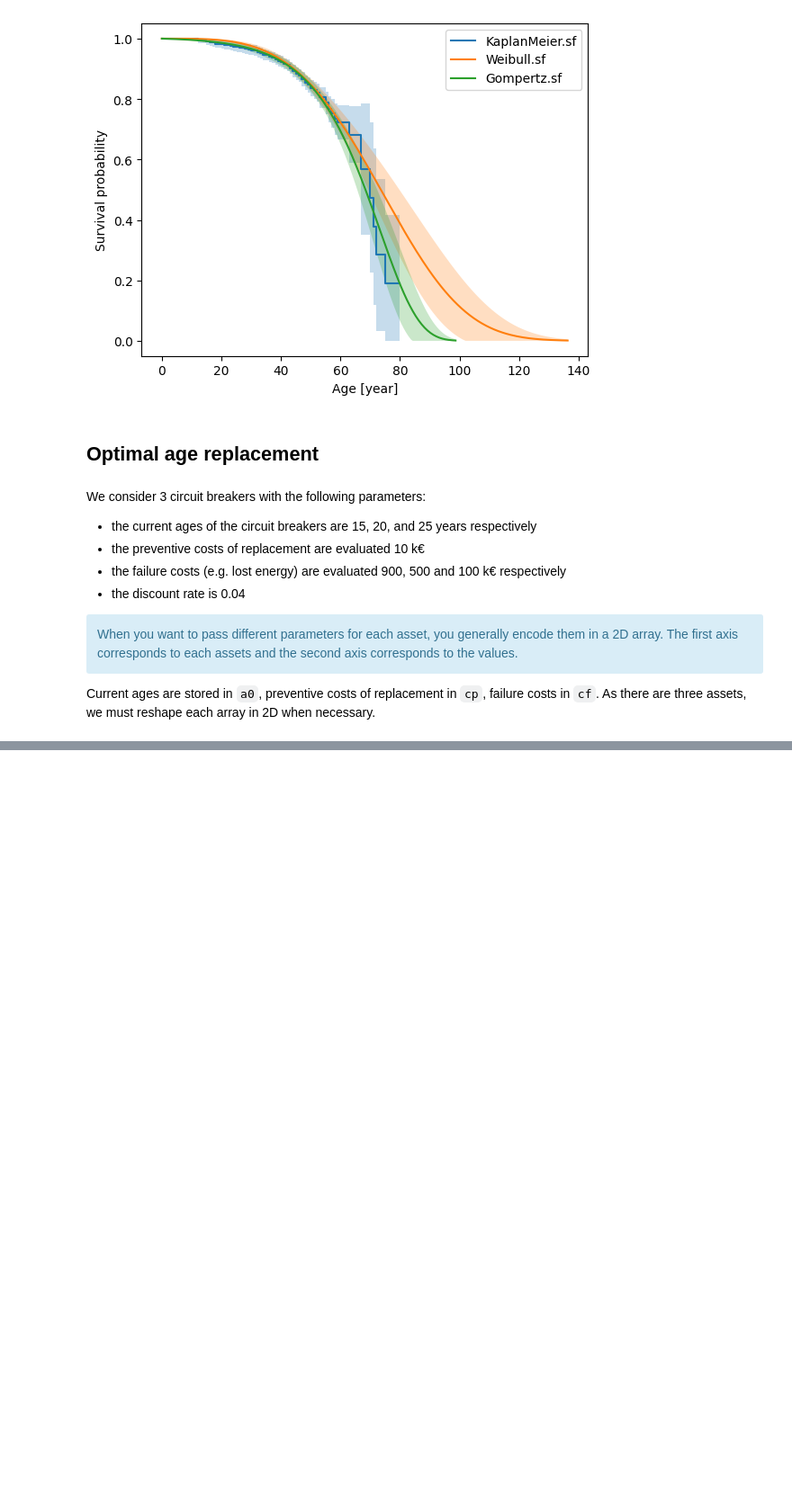
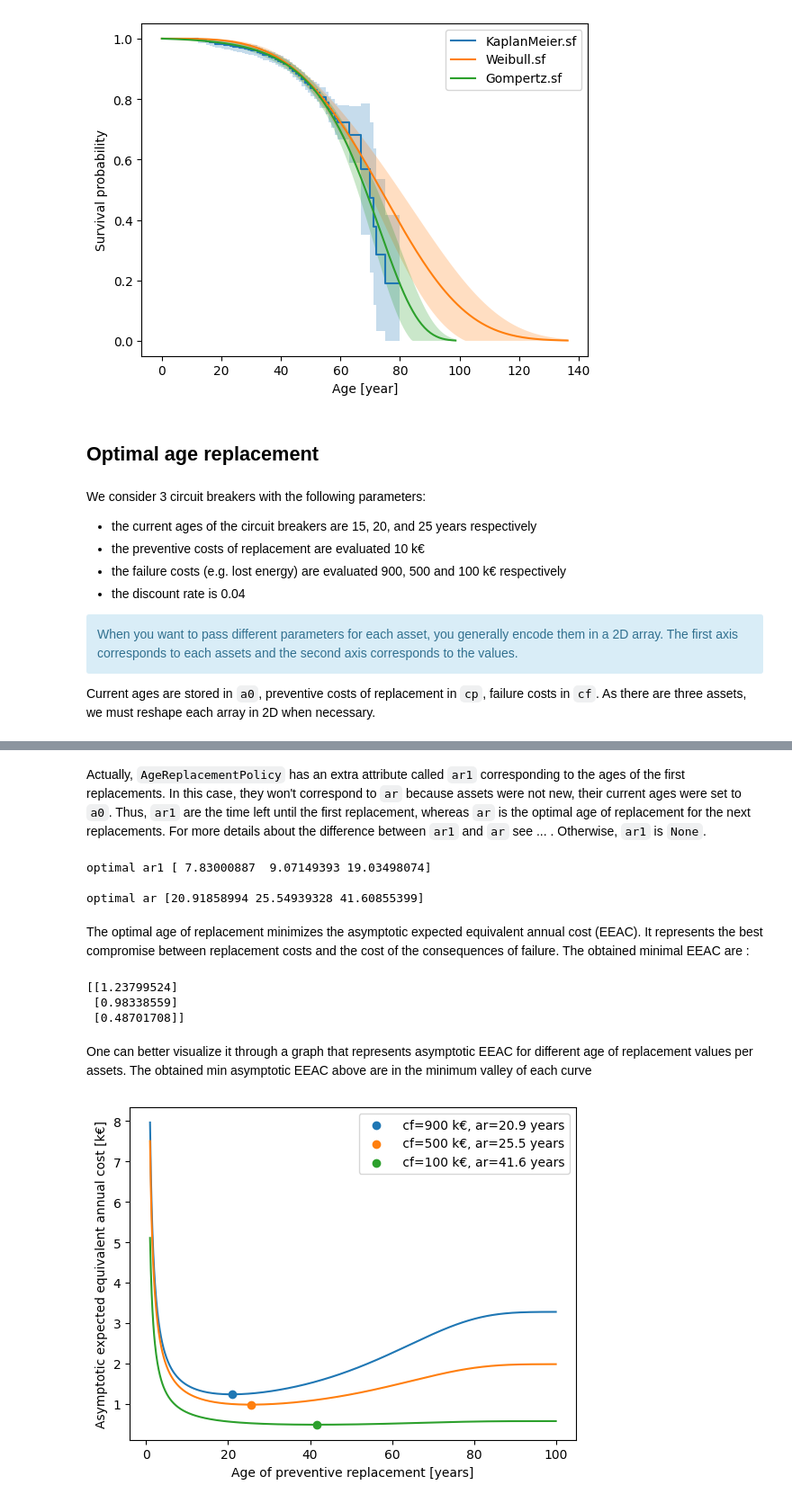
Before and after one commit to 21ch216/relife_doc_sandbox, a Jupyter notebook: docs/source/get_started.ipynb, the cells around one changed output, grey strips where cells are left out. Shown at 90% size. Saved outputs shown, nothing was run; the diff lists cells and outputs as text; code cells hidden in the pictures; blank space fills up the shorter version.

```diff
--- a/docs/source/get_started.ipynb
+++ b/docs/source/get_started.ipynb
@@ -92,3 +88,12 @@ When you want to pass different parameters for each asset, you generally encode
 </div>
 
 Current ages are stored in ``a0``, preventive costs of replacement in ``cp``, failure costs in ``cf``. As there are three assets, we must reshape each array in 2D when necessary.
+# %%
+import numpy as np
+
+cp = 10  # BE CAREFULL ARRAY MUST HAVE THE SAME SHAPE
+# shape is (3, 1) meaning 3 assets and 1 parameter value per asset
+a0 = np.array([15, 20, 25]).reshape(-1, 1)
+cf = np.array([900, 500, 100]).reshape(-1, 1)
+
+discount_rate = 0.04
@@ -94,0 +102,4 @@ Current ages are stored in ``a0``, preventive costs of replacement in ``cp``, fa
+# %%
+from relife2 import AgeReplacementPolicy
+
+policy = AgeReplacementPolicy(gompertz, cf, cp, discount_rate=discount_rate, a0=a0)
@@ -94,0 +112,44 @@ Current ages are stored in ``a0``, preventive costs of replacement in ``cp``, fa
+# %% [markdown]
+Actually, ``AgeReplacementPolicy`` has an extra attribute called ``ar1`` corresponding to the ages of the first replacements. In this case, they won't correspond to ``ar`` because assets were not new, their current ages were set to ``a0``. Thus, `ar1` are the time left until the first replacement, whereas `ar` is the optimal age of replacement for the next replacements. For more details about the difference between ``ar1`` and ``ar`` see ... . Otherwise, ``ar1`` is ``None``.
+# %%
+policy.fit(inplace=True)
+ar1 = policy.ar1
+ar = policy.ar
+
+print("optimal ar1", ar1.squeeze())
+print("\noptimal ar", ar.squeeze())
+# %% [output]
+optimal ar1 [ 7.83000887  9.07149393 19.03498074]
+
+optimal ar [20.91858994 25.54939328 41.60855399]
+# %% [markdown]
+The optimal age of replacement minimizes the asymptotic expected equivalent annual cost (EEAC). It represents the best compromise between replacement costs and the cost of the consequences of failure. The obtained minimal EEAC are :
+# %%
+min_asymptotic_EEAC = policy.asymptotic_expected_equivalent_annual_cost()
+print(min_asymptotic_EEAC)
+# %% [output]
+[[1.23799524]
+ [0.98338559]
+ [0.48701708]]
+# %% [markdown]
+One can better visualize it through a graph that represents asymptotic EEAC for different age of replacement values per assets. The obtained min asymptotic EEAC above are in the minimum valley of each curve
+# %%
+range_ar = np.arange(1, 100, 0.1)
+range_asymptotic_EEAC = AgeReplacementPolicy(
+    gompertz, cf, cp, discount_rate=discount_rate, a0=a0, ar=range_ar, ar1=ar1
+).asymptotic_expected_equivalent_annual_cost()
+
+for asset_i in range(ar.shape[0]):
+    plt.plot(range_ar, range_asymptotic_EEAC[asset_i])
+    plt.scatter(
+        ar[asset_i],
+        min_asymptotic_EEAC[asset_i],
+        c=f"C{asset_i}",
+        label=f" cf={cf[asset_i,0]} k€, ar={ar[asset_i][0]:0.1f} years",
+    )
+plt.xlabel("Age of preventive replacement [years]")
+plt.ylabel("Asymptotic expected equivalent annual cost [k€]")
+plt.legend()
+plt.show()
+# %% [output]
+[figure, added]
```
Also changed, not shown: parts of 11 cells of this notebook.
